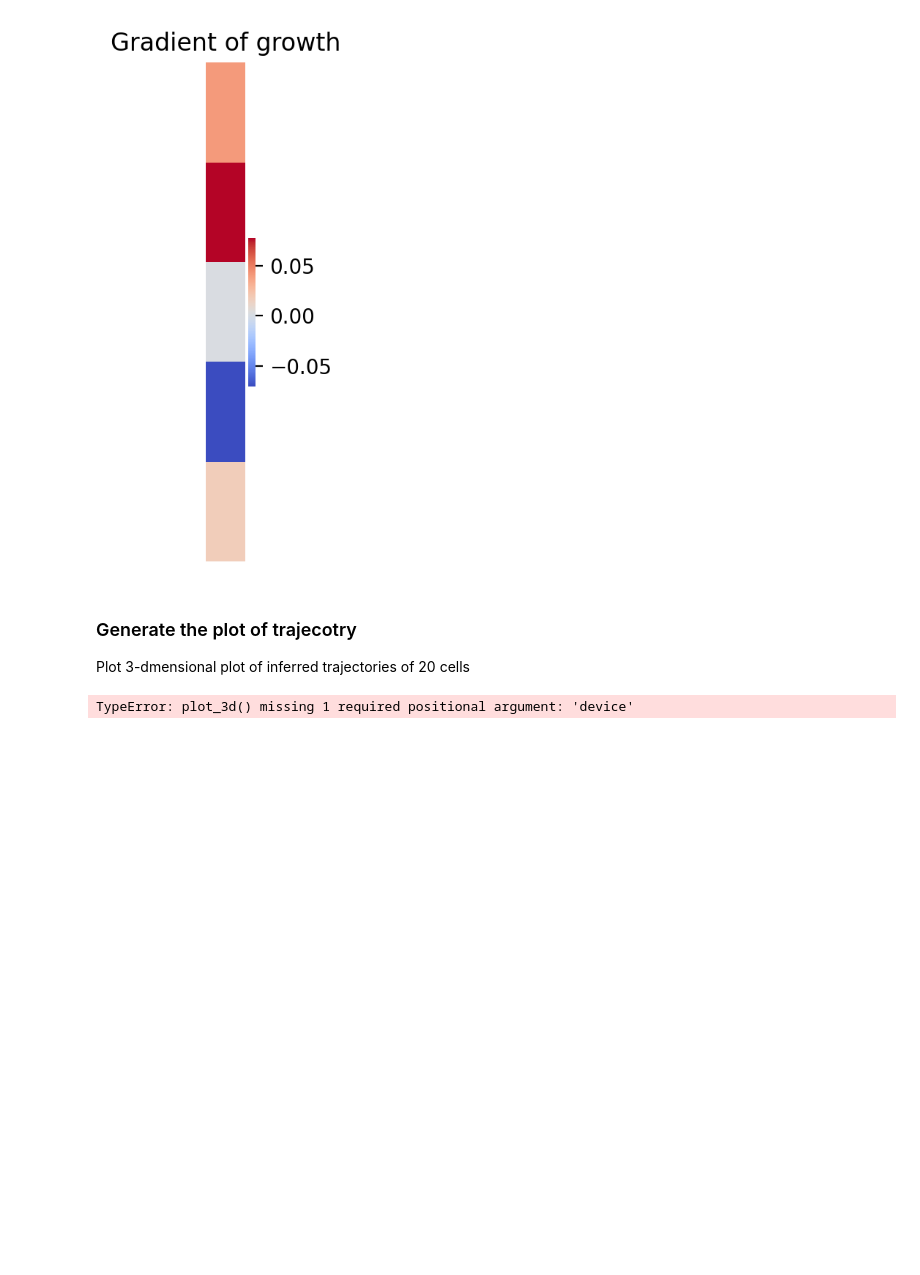
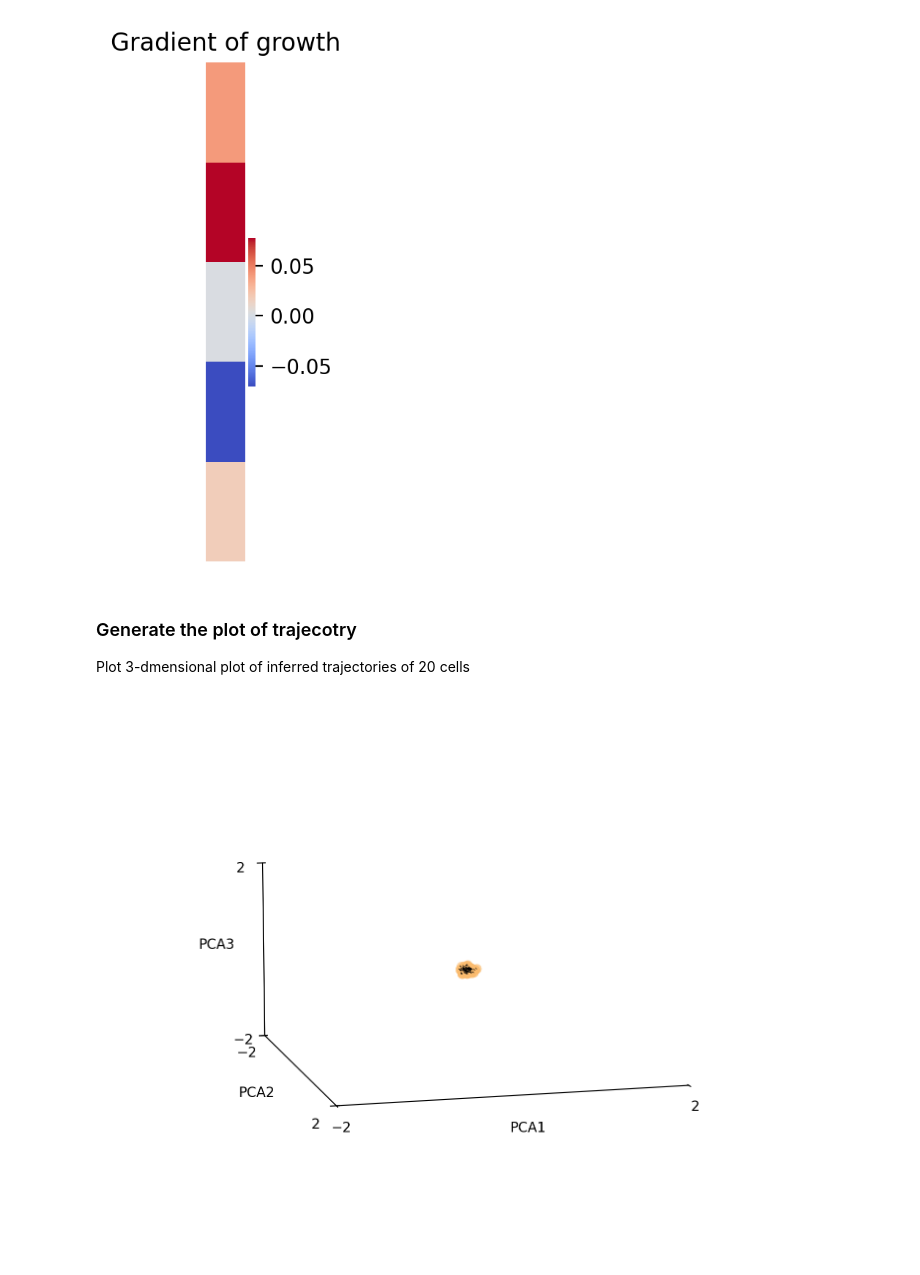
Before and after one commit to coda289/TIGON, a Jupyter notebook: Notebooks/Visualization.ipynb, the cells around one changed output. Drawn from its saved outputs; the diff is of its cells as text; code cells hidden in the pictures; blank space fills up the shorter version.

```diff
--- a/Notebooks/Visualization.ipynb
+++ b/Notebooks/Visualization.ipynb
@@ -52,7 +52,7 @@ device = torch.device('cuda:' + str(args.gpu)
                         if torch.cuda.is_available() else 'cpu')
 # load dataset
 integral_time = args.timepoints
-data_train,count_train=all_t_process(df,X,count,survivors,integral_time,args.n_componets,args.k)
+data_train,count_train=loaddata_selex(args,device)
 
 time_pts = range(len(data_train))
 leave_1_out = []
@@ -106,7 +96,10 @@ plot_grad_g(func,z_t,time_pt,'Average_grad_d0.pdf',['UMAP1','UMAP1','UMAP1'],arg
 # %% [markdown]
 ### Generate the plot of trajecotry
 Plot 3-dmensional plot of inferred trajectories of 20 cells
+# %%
+device = torch.device('cuda:' + str(args.gpu)
+                    if torch.cuda.is_available() else 'cpu')
 # %%
-plot_3d(func,data_train,train_time,integral_time,args,device)
+plot_3d(func,data_train,count_train,train_time,integral_time,args,device)
 # %% [output]
-TypeError: plot_3d() missing 1 required positional argument: 'device'
+[figure, added]
```
Also changed, not shown: parts of 1 cell of this notebook, 5 other files.
